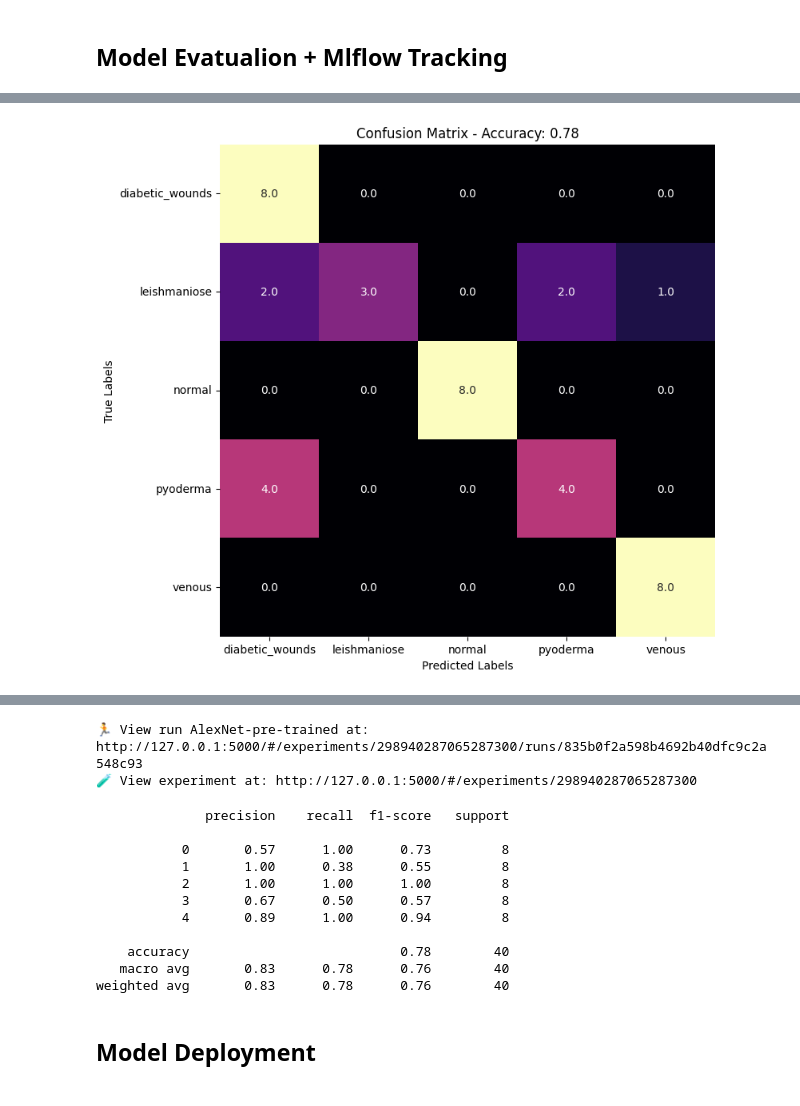
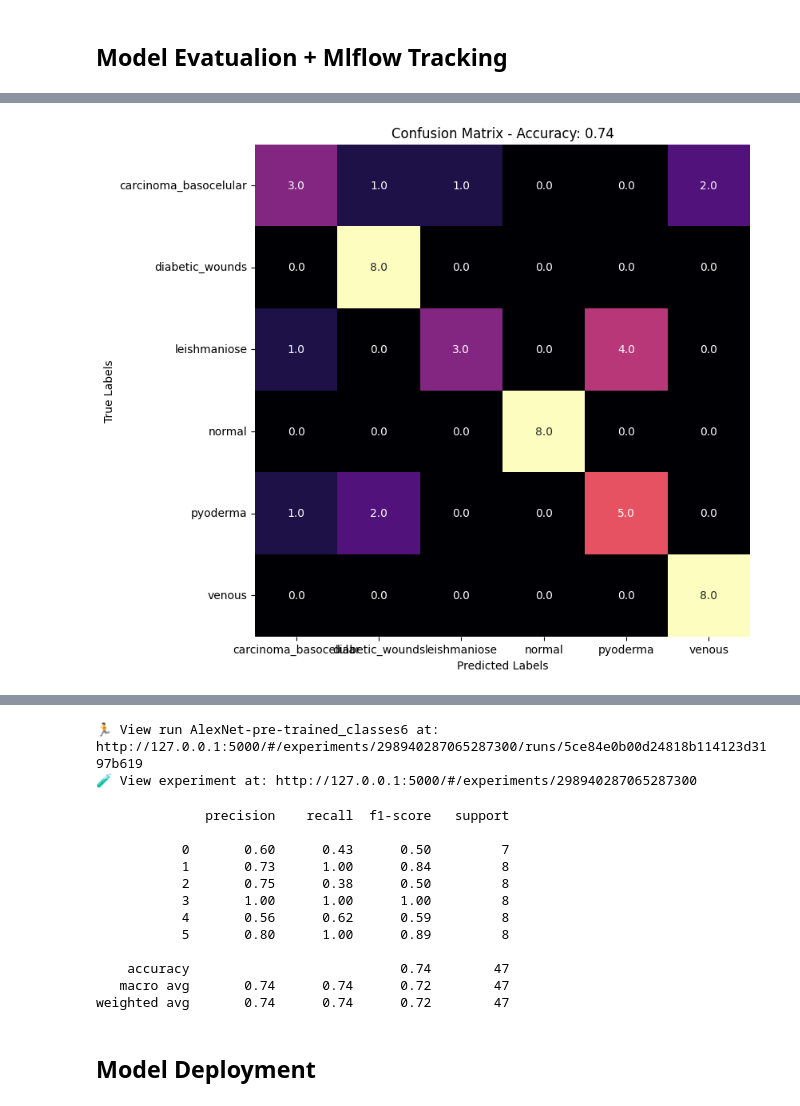
Before and after one commit to Eric-Oliveira-ds/leishticIA, a Jupyter notebook: AlexNet_classifier.ipynb, the cells around one changed output, grey strips where cells are left out. Drawn from its saved outputs; the diff is of its cells as text; code cells hidden in the pictures.

```diff
--- a/AlexNet_classifier.ipynb
+++ b/AlexNet_classifier.ipynb
@@ -100,14 +130,16 @@ for i, img in enumerate(images):
 
     # Definir o rótulo baseado no valor
     if label_value == 0:
+        label_text = 'carcinoma_basocelular'
+    elif label_value == 1:
         label_text = 'diabetic_wounds'
-    elif label_value == 1:
+    elif label_value == 2:
         label_text = 'leishmaniose'
-    elif label_value == 2:
+    elif label_value == 3:
         label_text = 'normal'
-    elif label_value == 3:
+    elif label_value == 4:
         label_text = 'pyoderma'
-    elif label_value == 4:
+    elif label_value == 5:
         label_text = 'venous'
     else:
         label_text = 'unknown'
@@ -207,7 +219,7 @@ AlexNet(
   )
 )
 # %%
-num_epochs = 80
+num_epochs = 100
 train_losses = []
 
 for epoch in range(num_epochs):
@@ -259,7 +271,7 @@ mlflow.set_experiment("LeishticIA_test")
 # Auto log all MLflow entities
 mlflow.pytorch.autolog()
 
-with mlflow.start_run(run_name='AlexNet-pre-trained'):
+with mlflow.start_run(run_name=f'AlexNet-pre-trained_classes{num_classes}'):
     model.eval()
     correct = 0
     total = 0
@@ -278,9 +290,9 @@ with mlflow.start_run(run_name='AlexNet-pre-trained'):
             correct += (predicted == labels).sum().item()
 
         acc = accuracy_score(all_labels, all_predictions)
-        precision = precision_score(all_labels, all_predictions, average="macro",)
-        recall = recall_score(all_labels, all_predictions, average="macro",)
-        roc_auc = roc_auc_score(all_labels, all_predictions)
+        precision = precision_score(all_labels, all_predictions, average="macro")
+        recall = recall_score(all_labels, all_predictions, average="macro")
+        f1 = f1_score(all_labels, all_predictions, average="macro")
 
         # Criar a matriz de confusão
         cm = confusion_matrix(all_labels, all_predictions)
@@ -291,15 +303,15 @@ with mlflow.start_run(run_name='AlexNet-pre-trained'):
         plt.xlabel('Predicted Labels')
         plt.ylabel('True Labels')
         plt.title(f'Confusion Matrix - Accuracy: {acc:.2f}')
-        ax.set_xticklabels(['diabetic_wounds', 'leishmaniose', 'normal', 'pyoderma', 'venous'])
-        ax.set_yticklabels(['diabetic_wounds', 'leishmaniose', 'normal', 'pyoderma', 'venous'], rotation=0)
+        ax.set_xticklabels(['carcinoma_basocelular', 'diabetic_wounds', 'leishmaniose', 'normal', 'pyoderma', 'venous'])
+        ax.set_yticklabels(['carcinoma_basocelular', 'diabetic_wounds', 'leishmaniose', 'normal', 'pyoderma', 'venous'], rotation=0)
         plt.savefig('AlexNet_Confusion_Matrix_Test_Set.png')
         plt.show()
 
         mlflow.log_metric('accuracy', acc)
         mlflow.log_metric('precision', precision)
         mlflow.log_metric('recall', recall)
-        mlflow.log_metric('roc_auc_score', roc_auc)
+        mlflow.log_metric('f1-score', f1)
         mlflow.log_param('num_classes', num_classes)
         mlflow.log_artifact("AlexNet_Confusion_Matrix_Test_Set.png")
         mlflow.pytorch.log_model(model, f'alexnet_acc_{acc:.2f}_num_classes{num_classes}')
@@ -308 +320 @@ with mlflow.start_run(run_name='AlexNet-pre-trained'):
-[figure, old version]
+[figure, new version]
@@ -310,19 +322,20 @@ with mlflow.start_run(run_name='AlexNet-pre-trained'):
-🏃 View run AlexNet-pre-trained at: http://127.0.0.1:5000/#/experiments/298940287065287300/runs/835b0f2a598b4692b40dfc9c2a548c93
+🏃 View run AlexNet-pre-trained_classes6 at: http://127.0.0.1:5000/#/experiments/298940287065287300/runs/5ce84e0b00d24818b114123d3197b619
 🧪 View experiment at: http://127.0.0.1:5000/#/experiments/298940287065287300
 # %%
 print(classification_report(all_labels, all_predictions))
 # %% [output]
               precision    recall  f1-score   support
 
-           0       0.57      1.00      0.73         8
-           1       1.00      0.38      0.55         8
-           2       1.00      1.00      1.00         8
-           3       0.67      0.50      0.57         8
-           4       0.89      1.00      0.94         8
+           0       0.60      0.43      0.50         7
+           1       0.73      1.00      0.84         8
+           2       0.75      0.38      0.50         8
+           3       1.00      1.00      1.00         8
+           4       0.56      0.62      0.59         8
+           5       0.80      1.00      0.89         8
 
-    accuracy                           0.78        40
-   macro avg       0.83      0.78      0.76        40
-weighted avg       0.83      0.78      0.76        40
+    accuracy                           0.74        47
+   macro avg       0.74      0.74      0.72        47
+weighted avg       0.74      0.74      0.72        47
 # %% [markdown]
 ## Model Deployment
 # %%
```
Also changed, not shown: parts of 19 cells of this notebook, 2 other files.
